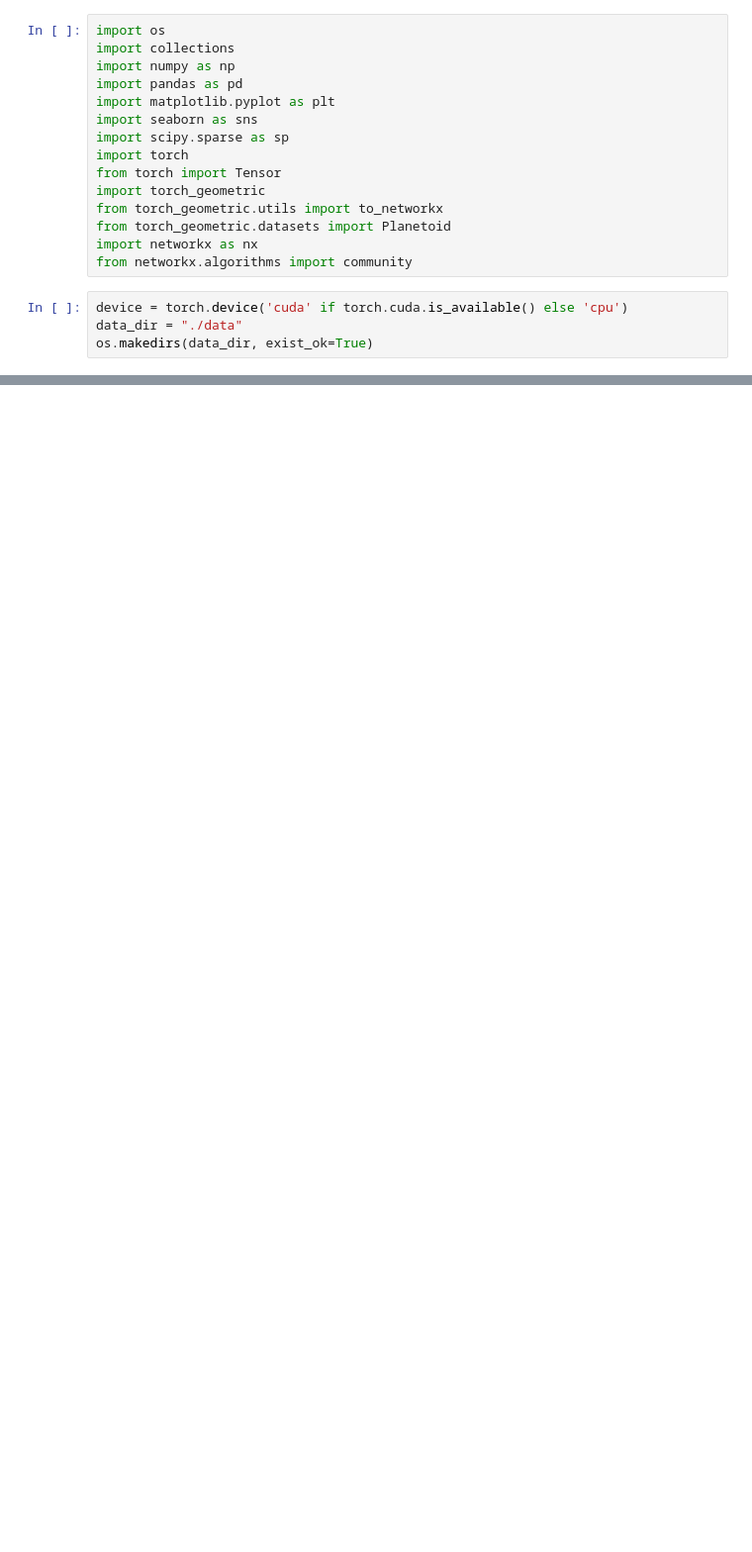
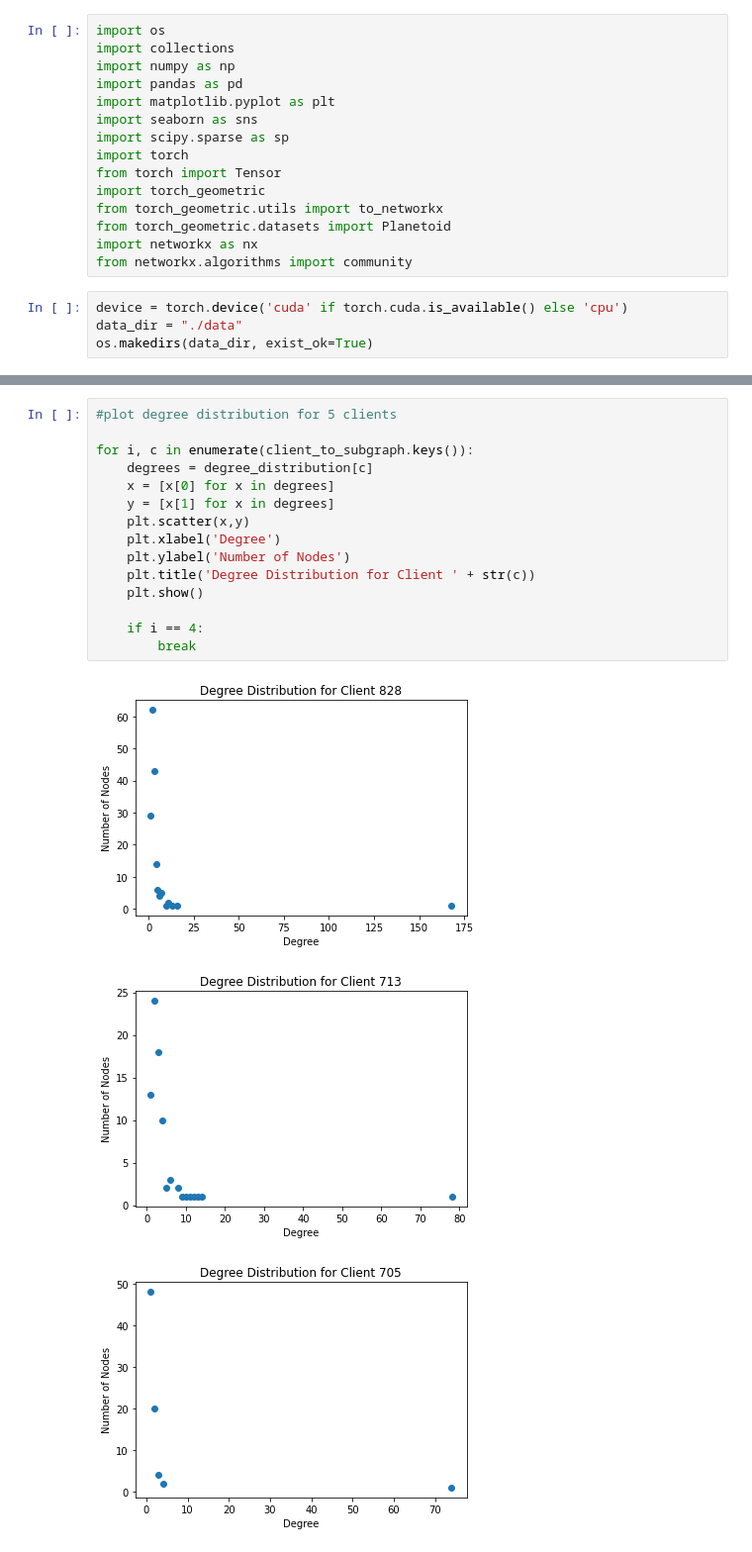
Before and after one commit to malvikavaidya/federated_gnns_project, a Jupyter notebook: cora_dataset.ipynb, the cells around one changed output, grey strips where cells are left out. Shown at 99% size. Saved outputs shown, nothing was run; the diff lists cells and outputs as text; blank space fills up the shorter version.

```diff
--- a/cora_dataset.ipynb
+++ b/cora_dataset.ipynb
@@ -37,0 +143,19 @@ Number of nodes: 2708
+# %%
+#plot degree distribution for 5 clients
+
+for i, c in enumerate(client_to_subgraph.keys()):
+    degrees = degree_distribution[c]
+    x = [x[0] for x in degrees]
+    y = [x[1] for x in degrees]
+    plt.scatter(x,y)
+    plt.xlabel('Degree')
+    plt.ylabel('Number of Nodes')
+    plt.title('Degree Distribution for Client ' + str(c))
+    plt.show()
+
+    if i == 4:
+        break
+# %% [output]
+[figure, added]
+[figure, added]
+[figure, added]
```
Also changed, not shown: parts of 10 cells of this notebook.
